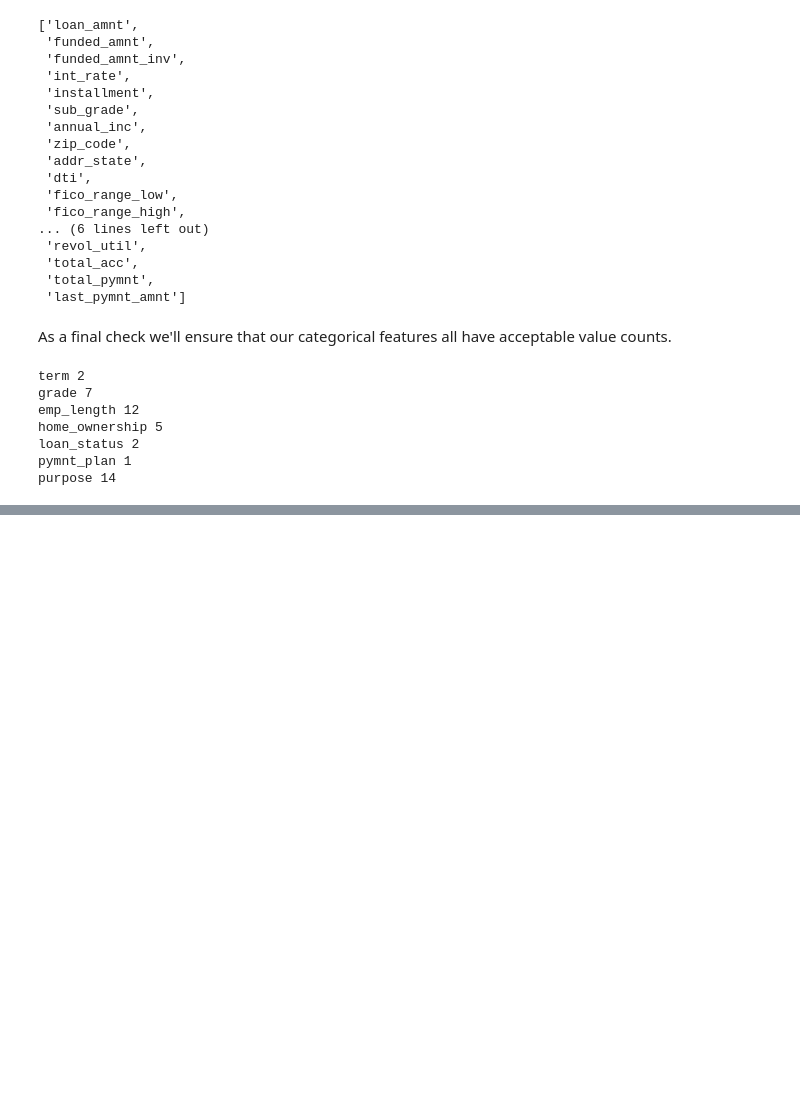
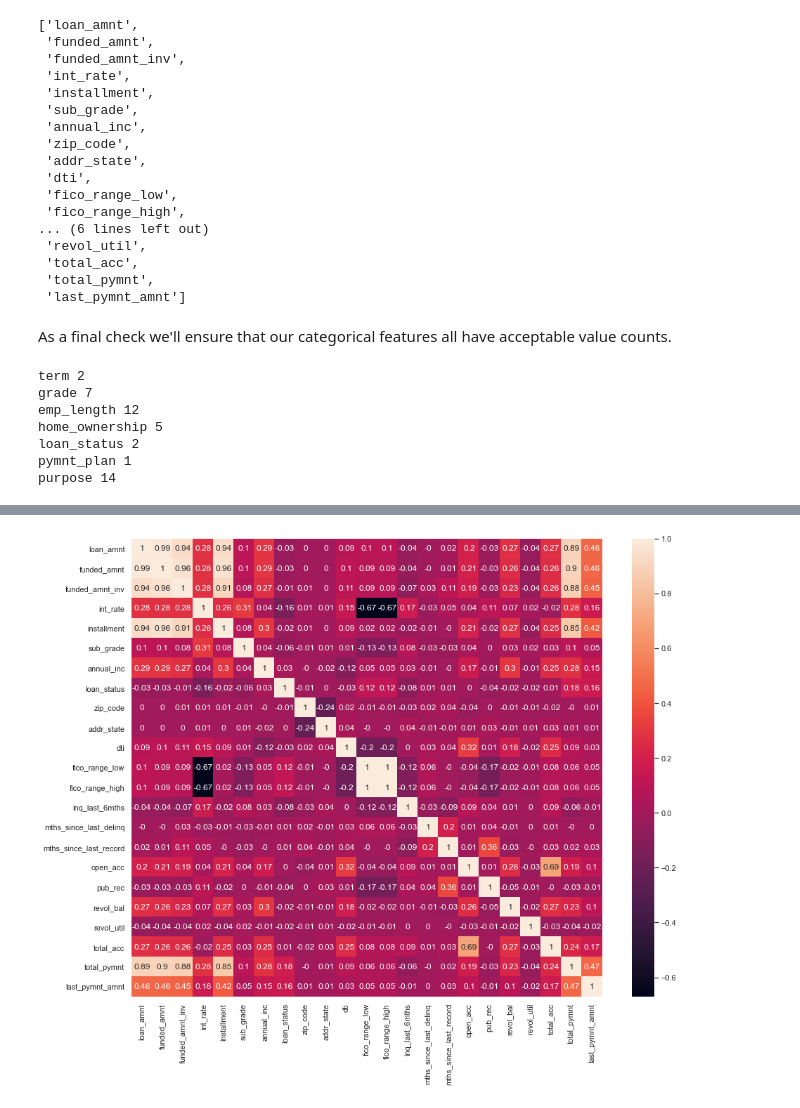
Before and after one commit to Tmoney80/Lending_Club_Loan_Processing, a Jupyter notebook: LCLP_I.ipynb, the cells around one changed output, grey strips where cells are left out. Saved outputs shown, nothing was run; the diff lists cells and outputs as text; code cells hidden in the pictures; blank space fills up the shorter version.

```diff
--- a/LCLP_I.ipynb
+++ b/LCLP_I.ipynb
@@ -755,0 +850,7 @@ purpose 14
+# %%
+#Heatmap of target and numerical features
+data = round(alt_loans1.corr(), 2)
+sns.set(rc = {'figure.figsize':(15,12)})
+sns.heatmap(data, annot=True);
+# %% [output]
+[figure, added]
```
Also changed, not shown: parts of 16 cells of this notebook, 1 other file.
